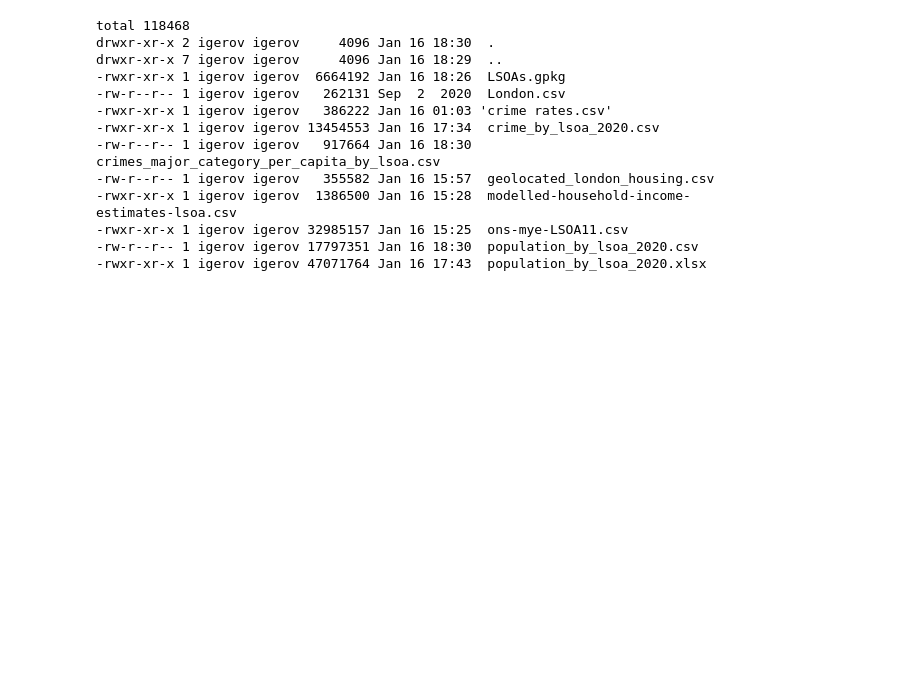
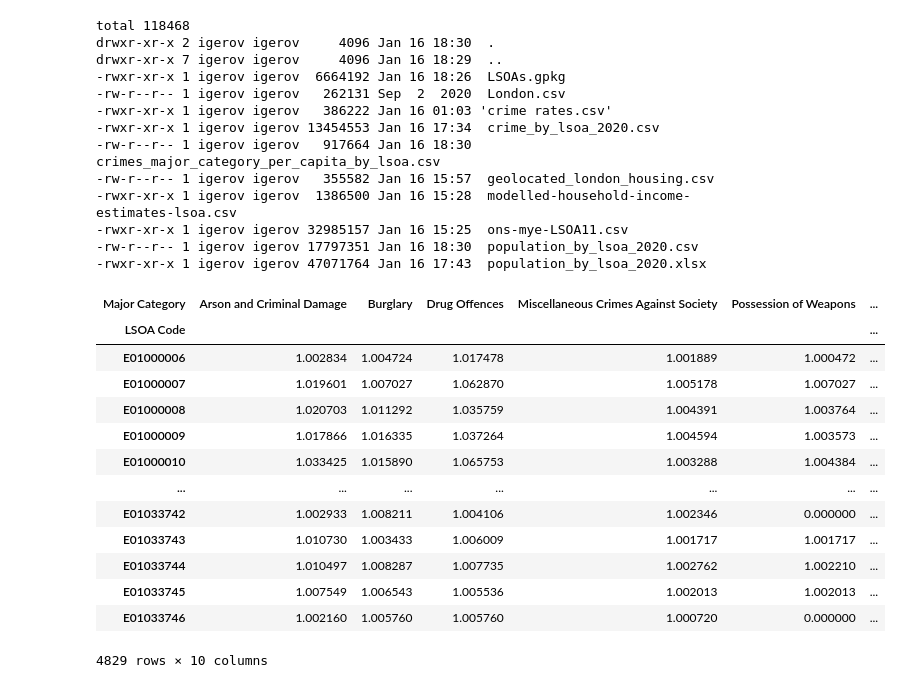
Before and after one commit to ivan-gerov/london_housing_prices, a Jupyter notebook: analysis.ipynb, the cells around one changed output. Cells and saved outputs as stored; diff of their text form; code cells hidden in the pictures; blank space fills up the shorter version.

```diff
--- a/analysis.ipynb
+++ b/analysis.ipynb
@@ -180,0 +187,17 @@ drwxr-xr-x 7 igerov igerov     4096 Jan 16 18:29  ..
+# %%
+crimes_major_per_capita
+# %% [output]
+| Major Category | Arson and Criminal Damage | Burglary | Drug Offences | Miscellaneous Crimes Against Society | Possession of Weapons | ... |
+| LSOA Code |  |  |  |  |  | ... |
+| E01000006 | 1.002834 | 1.004724 | 1.017478 | 1.001889 | 1.000472 | ... |
+| E01000007 | 1.019601 | 1.007027 | 1.062870 | 1.005178 | 1.007027 | ... |
+| E01000008 | 1.020703 | 1.011292 | 1.035759 | 1.004391 | 1.003764 | ... |
+| E01000009 | 1.017866 | 1.016335 | 1.037264 | 1.004594 | 1.003573 | ... |
+| E01000010 | 1.033425 | 1.015890 | 1.065753 | 1.003288 | 1.004384 | ... |
+| ... | ... | ... | ... | ... | ... | ... |
+| E01033742 | 1.002933 | 1.008211 | 1.004106 | 1.002346 | 0.000000 | ... |
+| E01033743 | 1.010730 | 1.003433 | 1.006009 | 1.001717 | 1.001717 | ... |
+| E01033744 | 1.010497 | 1.008287 | 1.007735 | 1.002762 | 1.002210 | ... |
+| E01033745 | 1.007549 | 1.006543 | 1.005536 | 1.002013 | 1.002013 | ... |
+| E01033746 | 1.002160 | 1.005760 | 1.005760 | 1.000720 | 0.000000 | ... |
+4829 rows × 10 columns
```
Also changed, not shown: parts of 13 cells of this notebook, 2 other files.
